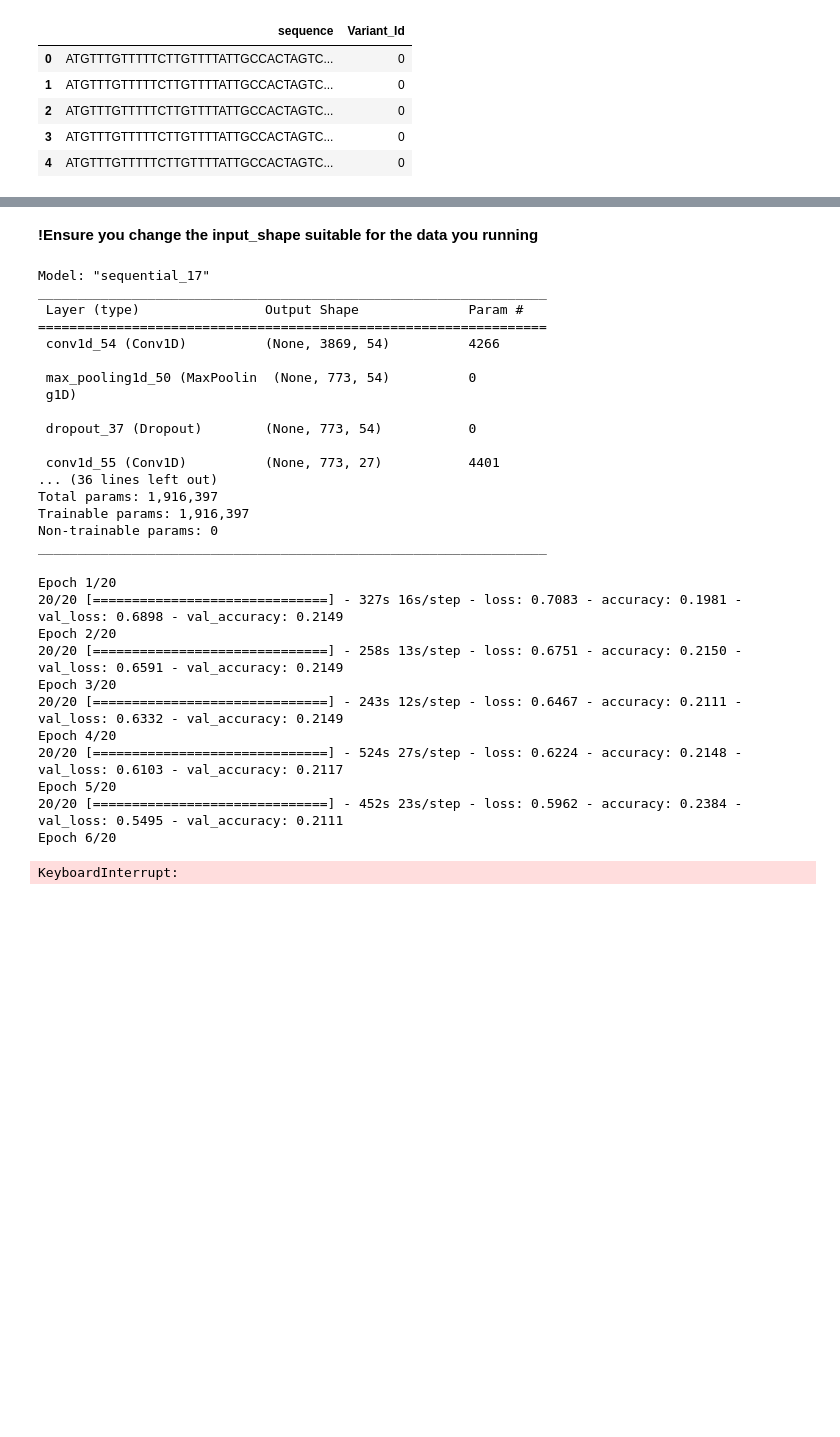
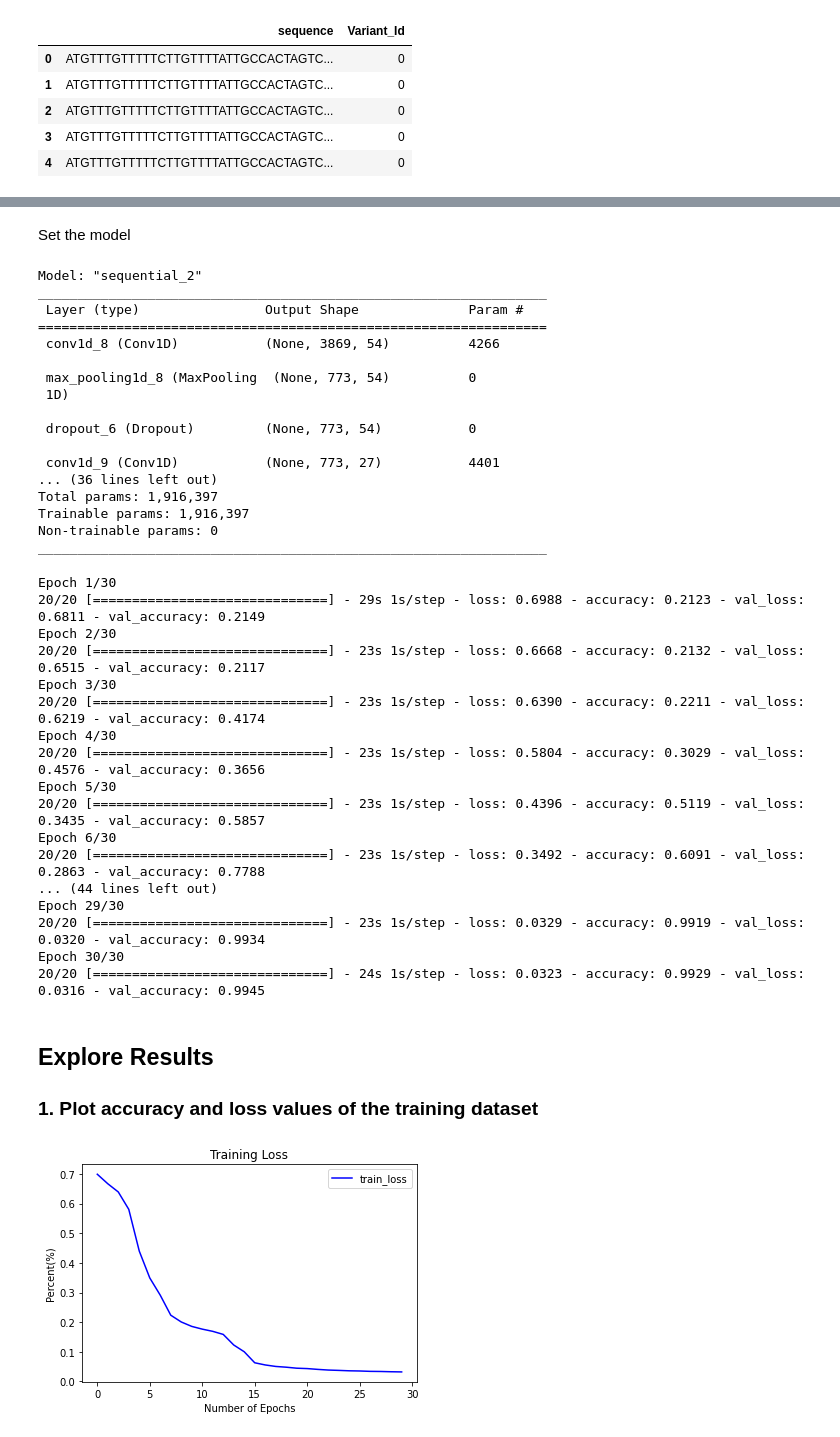
Before and after one commit to omicscodeathon/ml_sarscov2, a Jupyter notebook: notebook/notebook.ipynb, the cells around one changed output, grey strips where cells are left out. Saved outputs shown, nothing was run; the diff lists cells and outputs as text; code cells hidden in the pictures; blank space fills up the shorter version.

```diff
--- a/notebook/notebook.ipynb
+++ b/notebook/notebook.ipynb
@@ -232,18 +207,10 @@ X_train, X_test, y_train, y_test = train_test_split(X_mine_data_kmer_2, y_mine_k
 #have the data in tensor-readable form. I also don't know what that means.
 y_train = keras.utils.np_utils.to_categorical(y_train)
 y_test = keras.utils.np_utils.to_categorical(y_test)
-# %% [markdown]
-**!Ensure you change the input_shape suitable for the data you running**
+# %% [markdown]
+Set the model
 # %%
 #Model parameter setting
-
-params = {
-    'first_node': [128, 64],
-    'second_node': [32, 64],
-    'alpha': [0.001, 0.01],
-    'first_filter': [9, 16, 32],
-    'dropout': [0.1, 0.2, 0.5]
-}
 
 gru_model = Sequential()
 
@@ -257,12 +224,11 @@ gru_model.add(Dropout(0.5))
 #layer2
 gru_model.add(Conv1D(filters = 27, kernel_size = (3), activation = 'relu', padding = 'same'))
 gru_model.add(MaxPooling1D(pool_size= (3)))
-#gru_model.add(Dropout(0.2))
+
 
 #layer3
 gru_model.add(Conv1D(filters = 14, kernel_size = (2), activation = 'relu', padding = 'same'))
 gru_model.add(MaxPooling1D(pool_size= (3)))
-#gru_model.add(Bidirectional(GRU(256, activation = 'relu')))
 gru_model.add(Dropout(0.2))
 
 #layer4
@@ -271,16 +237,16 @@ gru_model.add(MaxPooling1D(pool_size= (3)))
 gru_model.add(Bidirectional(GRU(512, activation = 'relu')))
 gru_model.add(Dropout(0.01))
 
-#Hidden layer
+#Hidden dense layer
 gru_model.add(Dense(256, activation = 'relu'))
 gru_model.add(Dense(128, activation = 'relu'))
 gru_model.add(Dense(64, activation = 'relu'))
 gru_model.add(Dense(32, activation = 'relu'))
 gru_model.add(Dense(16, activation = 'relu', kernel_regularizer = regularizers.l2(0.01)))
-#gru_model.add(Dense(8, activation = 'relu'))
-
 gru_model.add(Dense(5, activation = 'softmax'))
 
+
+#Flatten
 gru_model.add(Flatten()) #right place for flattening
 
 gru_model.compile(loss='binary_crossentropy',
@@ -289,18 +255,18 @@ gru_model.compile(loss='binary_crossentropy',
 
 gru_model.summary()
 # %% [output]
-Model: "sequential_17"
+Model: "sequential_2"
 _________________________________________________________________
  Layer (type)                Output Shape              Param #
 =================================================================
- conv1d_54 (Conv1D)          (None, 3869, 54)          4266
+ conv1d_8 (Conv1D)           (None, 3869, 54)          4266
 
- max_pooling1d_50 (MaxPoolin  (None, 773, 54)          0
- g1D)
+ max_pooling1d_8 (MaxPooling  (None, 773, 54)          0
+ 1D)
 
- dropout_37 (Dropout)        (None, 773, 54)           0
+ dropout_6 (Dropout)         (None, 773, 54)           0
 
- conv1d_55 (Conv1D)          (None, 773, 27)           4401
+ conv1d_9 (Conv1D)           (None, 773, 27)           4401
 ... (36 lines left out)
 Total params: 1,916,397
 Trainable params: 1,916,397
@@ -310,17 +276,38 @@ _________________________________________________________________
 early_stop = keras.callbacks.EarlyStopping(monitor = 'val_accuracy', min_delta = 0.0005, patience=8,
                                            restore_best_weights=True )
 history = gru_model.fit(X_train, y_train, batch_size = 1000, validation_data=(X_test, y_test),
-                        epochs=20)
+                        epochs=30)
 # %% [output]
-Epoch 1/20
-20/20 [==============================] - 327s 16s/step - loss: 0.7083 - accuracy: 0.1981 - val_loss: 0.6898 - val_accuracy: 0.2149
-Epoch 2/20
-20/20 [==============================] - 258s 13s/step - loss: 0.6751 - accuracy: 0.2150 - val_loss: 0.6591 - val_accuracy: 0.2149
-Epoch 3/20
-20/20 [==============================] - 243s 12s/step - loss: 0.6467 - accuracy: 0.2111 - val_loss: 0.6332 - val_accuracy: 0.2149
-Epoch 4/20
-20/20 [==============================] - 524s 27s/step - loss: 0.6224 - accuracy: 0.2148 - val_loss: 0.6103 - val_accuracy: 0.2117
-Epoch 5/20
-20/20 [==============================] - 452s 23s/step - loss: 0.5962 - accuracy: 0.2384 - val_loss: 0.5495 - val_accuracy: 0.2111
-Epoch 6/20
+Epoch 1/30
+20/20 [==============================] - 29s 1s/step - loss: 0.6988 - accuracy: 0.2123 - val_loss: 0.6811 - val_accuracy: 0.2149
+Epoch 2/30
+20/20 [==============================] - 23s 1s/step - loss: 0.6668 - accuracy: 0.2132 - val_loss: 0.6515 - val_accuracy: 0.2117
+Epoch 3/30
+20/20 [==============================] - 23s 1s/step - loss: 0.6390 - accuracy: 0.2211 - val_loss: 0.6219 - val_accuracy: 0.4174
+Epoch 4/30
+20/20 [==============================] - 23s 1s/step - loss: 0.5804 - accuracy: 0.3029 - val_loss: 0.4576 - val_accuracy: 0.3656
+Epoch 5/30
+20/20 [==============================] - 23s 1s/step - loss: 0.4396 - accuracy: 0.5119 - val_loss: 0.3435 - val_accuracy: 0.5857
+Epoch 6/30
+20/20 [==============================] - 23s 1s/step - loss: 0.3492 - accuracy: 0.6091 - val_loss: 0.2863 - val_accuracy: 0.7788
+... (44 lines left out)
+Epoch 29/30
+20/20 [==============================] - 23s 1s/step - loss: 0.0329 - accuracy: 0.9919 - val_loss: 0.0320 - val_accuracy: 0.9934
+Epoch 30/30
+20/20 [==============================] - 24s 1s/step - loss: 0.0323 - accuracy: 0.9929 - val_loss: 0.0316 - val_accuracy: 0.9945
-KeyboardInterrupt:
+# %% [markdown]
+## Explore Results
+
+### 1. Plot accuracy and loss values of the training dataset
+# %%
+# Plot the loss and accuracy curves for training
+
+import matplotlib.pyplot as plt
+plt.plot(history.history['loss'], color='b', label="train_loss")
+plt.title("Training Loss")
+plt.xlabel("Number of Epochs")
+plt.ylabel("Percent(%)")
+plt.legend()
+plt.savefig("training_loss.png")
+# %% [output]
+[figure, added]
```
Also changed, not shown: parts of 30 cells of this notebook, 5 other files.
